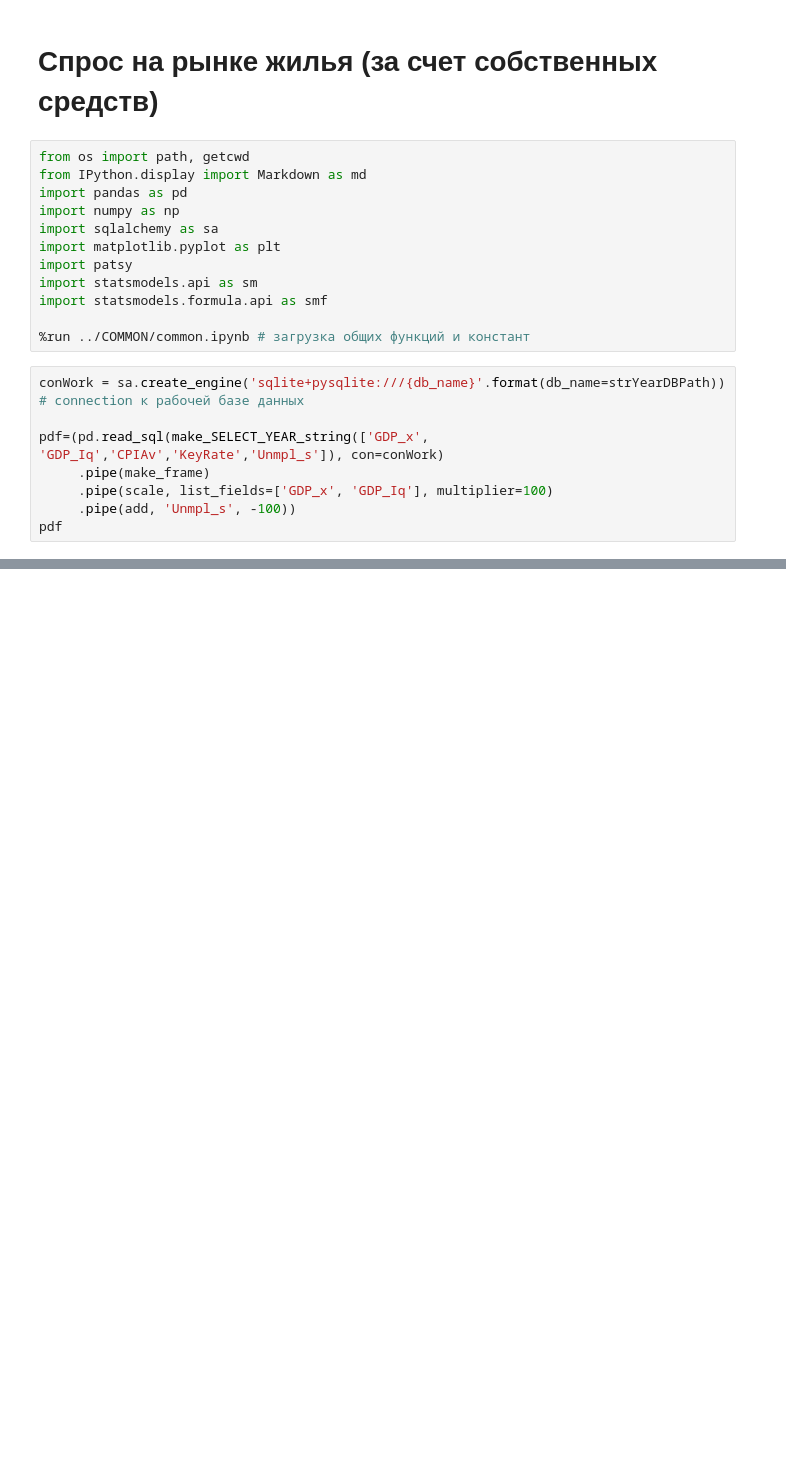
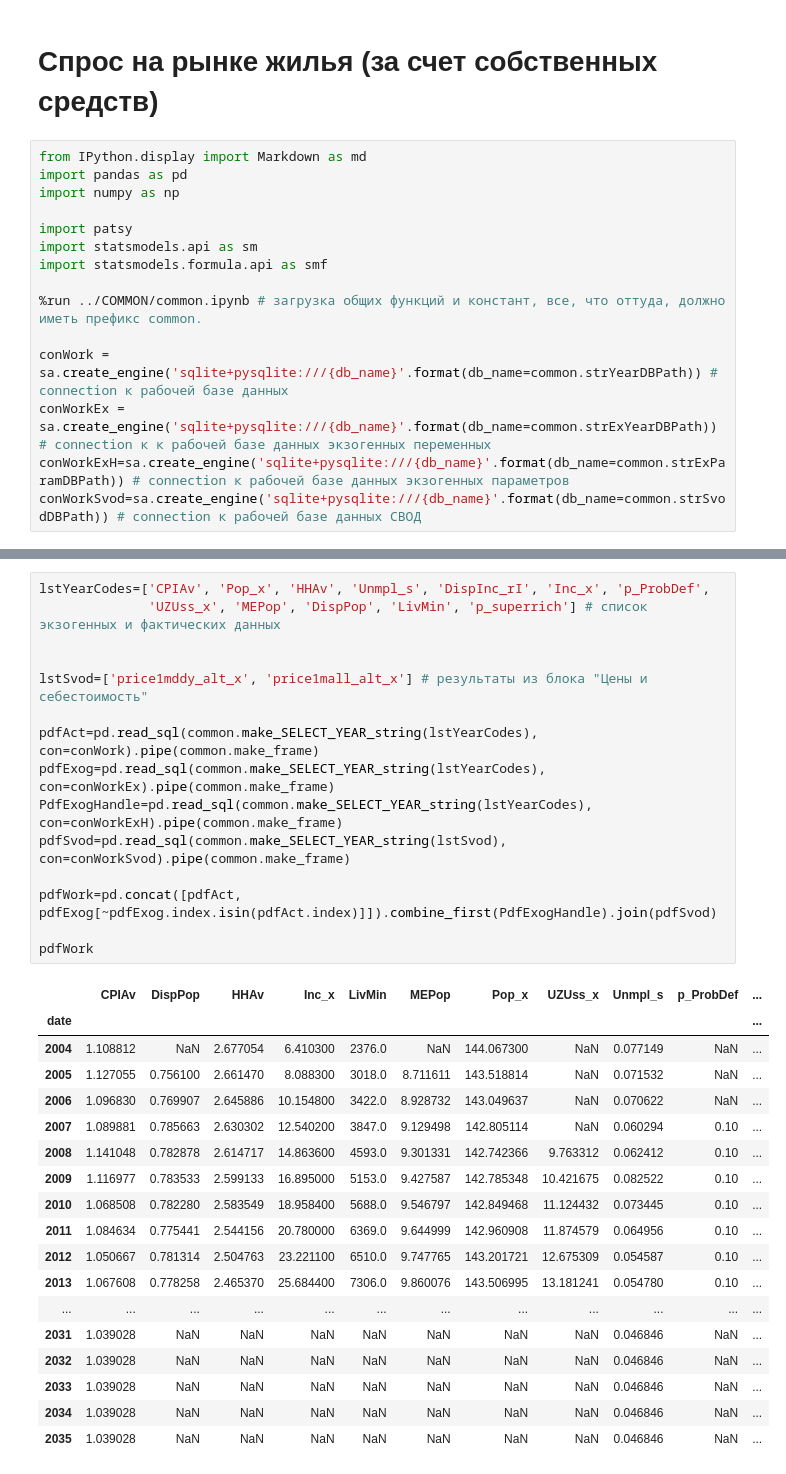
Before and after one commit to amsergeev/AIGK_j, a Jupyter notebook: DEMAND_OM_MODEL/demand_own_money_model.ipynb, the cells around one changed output, grey strips where cells are left out. Cells and saved outputs as stored; diff of their text form; blank space fills up the shorter version.

```diff
--- a/DEMAND_OM_MODEL/demand_own_money_model.ipynb
+++ b/DEMAND_OM_MODEL/demand_own_money_model.ipynb
@@ -1,22 +1,17 @@
 # %% [markdown]
 # Спрос на рынке жилья (за счет собственных средств)
 # %%
-from os import path, getcwd
 from IPython.display import Markdown as md
 import pandas as pd
 import numpy as np
-import sqlalchemy as sa
-import matplotlib.pyplot as plt
+
 import patsy
 import statsmodels.api as sm
 import statsmodels.formula.api as smf
 
-%run ../COMMON/common.ipynb # загрузка общих функций и констант
+%run ../COMMON/common.ipynb # загрузка общих функций и констант, все, что оттуда, должно иметь префикс common.
+
+conWork = sa.create_engine('sqlite+pysqlite:///{db_name}'.format(db_name=common.strYearDBPath)) # connection к рабочей базе данных
+conWorkEx = sa.create_engine('sqlite+pysqlite:///{db_name}'.format(db_name=common.strExYearDBPath)) # connection к к рабочей базе данных экзогенных переменных
+conWorkExH=sa.create_engine('sqlite+pysqlite:///{db_name}'.format(db_name=common.strExParamDBPath)) # connection к рабочей базе данных экзогенных параметров
+conWorkSvod=sa.create_engine('sqlite+pysqlite:///{db_name}'.format(db_name=common.strSvodDBPath)) # connection к рабочей базе данных СВОД
-# %%
-conWork = sa.create_engine('sqlite+pysqlite:///{db_name}'.format(db_name=strYearDBPath)) # connection к рабочей базе данных
-
-pdf=(pd.read_sql(make_SELECT_YEAR_string(['GDP_x', 'GDP_Iq','CPIAv','KeyRate','Unmpl_s']), con=conWork)
-     .pipe(make_frame)
-     .pipe(scale, list_fields=['GDP_x', 'GDP_Iq'], multiplier=100)
-     .pipe(add, 'Unmpl_s', -100))
-pdf
@@ -41,0 +26,34 @@ pdf
+# %%
+lstYearCodes=['CPIAv', 'Pop_x', 'HHAv', 'Unmpl_s', 'DispInc_rI', 'Inc_x', 'p_ProbDef',
+              'UZUss_x', 'MEPop', 'DispPop', 'LivMin', 'p_superrich'] # список экзогенных и фактических данных
+
+
+lstSvod=['price1mddy_alt_x', 'price1mall_alt_x'] # результаты из блока "Цены и себестоимость"
+
+pdfAct=pd.read_sql(common.make_SELECT_YEAR_string(lstYearCodes), con=conWork).pipe(common.make_frame)
+pdfExog=pd.read_sql(common.make_SELECT_YEAR_string(lstYearCodes), con=conWorkEx).pipe(common.make_frame)
+PdfExogHandle=pd.read_sql(common.make_SELECT_YEAR_string(lstYearCodes), con=conWorkExH).pipe(common.make_frame)
+pdfSvod=pd.read_sql(common.make_SELECT_YEAR_string(lstSvod), con=conWorkSvod).pipe(common.make_frame)
+
+pdfWork=pd.concat([pdfAct, pdfExog[~pdfExog.index.isin(pdfAct.index)]]).combine_first(PdfExogHandle).join(pdfSvod)
+
+pdfWork
+# %% [output]
+|  | CPIAv | DispPop | HHAv | Inc_x | LivMin | MEPop | Pop_x | UZUss_x | Unmpl_s | p_ProbDef | ... |
+| date |  |  |  |  |  |  |  |  |  |  | ... |
+| 2004 | 1.108812 | NaN | 2.677054 | 6.410300 | 2376.0 | NaN | 144.067300 | NaN | 0.077149 | NaN | ... |
+| 2005 | 1.127055 | 0.756100 | 2.661470 | 8.088300 | 3018.0 | 8.711611 | 143.518814 | NaN | 0.071532 | NaN | ... |
+| 2006 | 1.096830 | 0.769907 | 2.645886 | 10.154800 | 3422.0 | 8.928732 | 143.049637 | NaN | 0.070622 | NaN | ... |
+| 2007 | 1.089881 | 0.785663 | 2.630302 | 12.540200 | 3847.0 | 9.129498 | 142.805114 | NaN | 0.060294 | 0.10 | ... |
+| 2008 | 1.141048 | 0.782878 | 2.614717 | 14.863600 | 4593.0 | 9.301331 | 142.742366 | 9.763312 | 0.062412 | 0.10 | ... |
+| 2009 | 1.116977 | 0.783533 | 2.599133 | 16.895000 | 5153.0 | 9.427587 | 142.785348 | 10.421675 | 0.082522 | 0.10 | ... |
+| 2010 | 1.068508 | 0.782280 | 2.583549 | 18.958400 | 5688.0 | 9.546797 | 142.849468 | 11.124432 | 0.073445 | 0.10 | ... |
+| 2011 | 1.084634 | 0.775441 | 2.544156 | 20.780000 | 6369.0 | 9.644999 | 142.960908 | 11.874579 | 0.064956 | 0.10 | ... |
+| 2012 | 1.050667 | 0.781314 | 2.504763 | 23.221100 | 6510.0 | 9.747765 | 143.201721 | 12.675309 | 0.054587 | 0.10 | ... |
+| 2013 | 1.067608 | 0.778258 | 2.465370 | 25.684400 | 7306.0 | 9.860076 | 143.506995 | 13.181241 | 0.054780 | 0.10 | ... |
+| ... | ... | ... | ... | ... | ... | ... | ... | ... | ... | ... | ... |
+| 2031 | 1.039028 | NaN | NaN | NaN | NaN | NaN | NaN | NaN | 0.046846 | NaN | ... |
+| 2032 | 1.039028 | NaN | NaN | NaN | NaN | NaN | NaN | NaN | 0.046846 | NaN | ... |
+| 2033 | 1.039028 | NaN | NaN | NaN | NaN | NaN | NaN | NaN | 0.046846 | NaN | ... |
+| 2034 | 1.039028 | NaN | NaN | NaN | NaN | NaN | NaN | NaN | 0.046846 | NaN | ... |
+| 2035 | 1.039028 | NaN | NaN | NaN | NaN | NaN | NaN | NaN | 0.046846 | NaN | ... |
```
Also changed, not shown: parts of 14 cells of this notebook, 2 other files.
